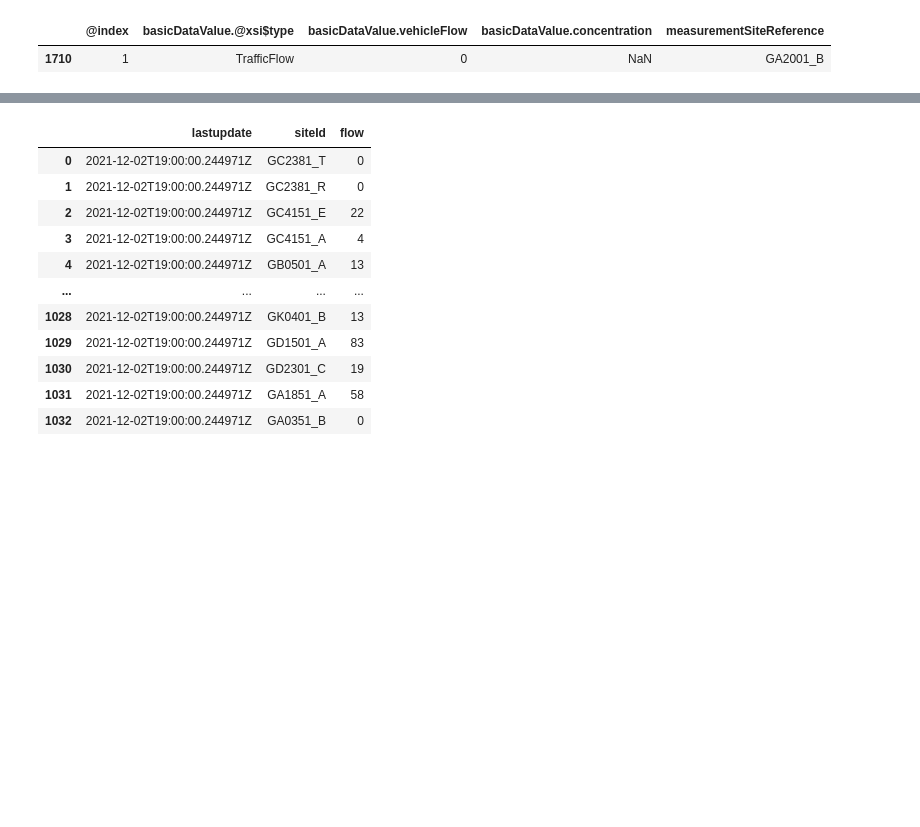
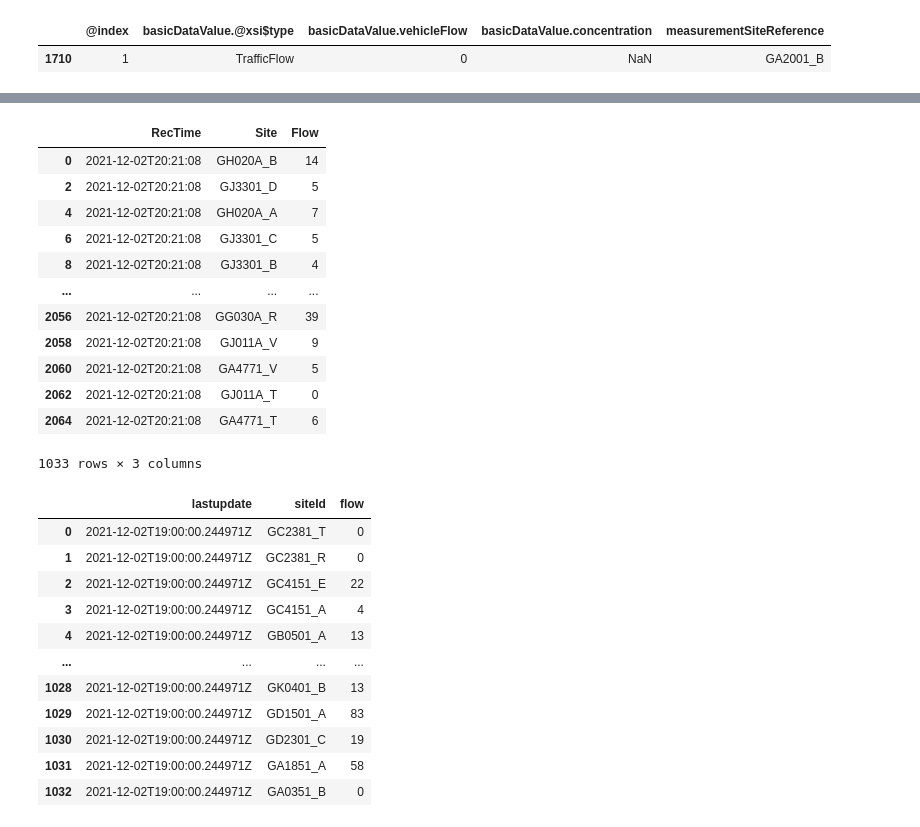
Before and after one commit to sparky100/m8, a Jupyter notebook: normalise.ipynb, the cells around one changed output, grey strips where cells are left out. Cells and saved outputs as stored; diff of their text form; code cells hidden in the pictures; blank space fills up the shorter version.

```diff
--- a/normalise.ipynb
+++ b/normalise.ipynb
@@ -142,3 +142,19 @@ pdarray=pd.DataFrame(data)
+# %%
+allFlowData2.rename(columns={'measurementSiteReference':'Site',"basicDataValue.vehicleFlow":"Flow"})
+# %% [output]
+|  | RecTime | Site | Flow |
+| 0 | 2021-12-02T20:21:08 | GH020A_B | 14 |
+| 2 | 2021-12-02T20:21:08 | GJ3301_D | 5 |
+| 4 | 2021-12-02T20:21:08 | GH020A_A | 7 |
+| 6 | 2021-12-02T20:21:08 | GJ3301_C | 5 |
+| 8 | 2021-12-02T20:21:08 | GJ3301_B | 4 |
+| ... | ... | ... | ... |
+| 2056 | 2021-12-02T20:21:08 | GG030A_R | 39 |
+| 2058 | 2021-12-02T20:21:08 | GJ011A_V | 9 |
+| 2060 | 2021-12-02T20:21:08 | GA4771_V | 5 |
+| 2062 | 2021-12-02T20:21:08 | GJ011A_T | 0 |
+| 2064 | 2021-12-02T20:21:08 | GA4771_T | 6 |
+1033 rows × 3 columns
 # %%
 sitelist = []
 data[0]['site']['siteId']
```
Also changed, not shown: parts of 2 cells of this notebook, 1 other file.
